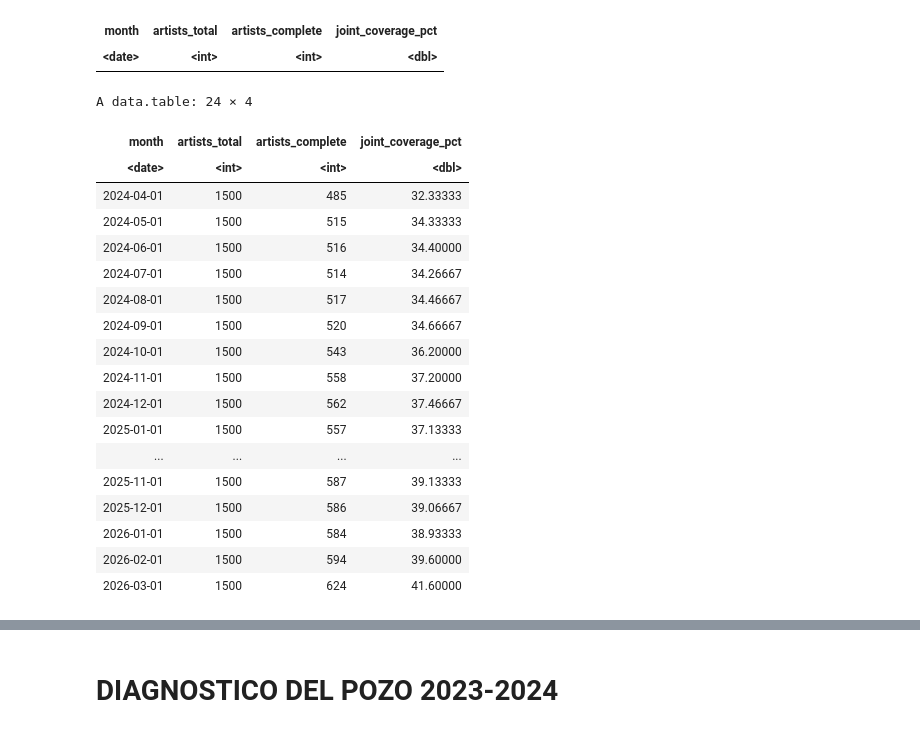
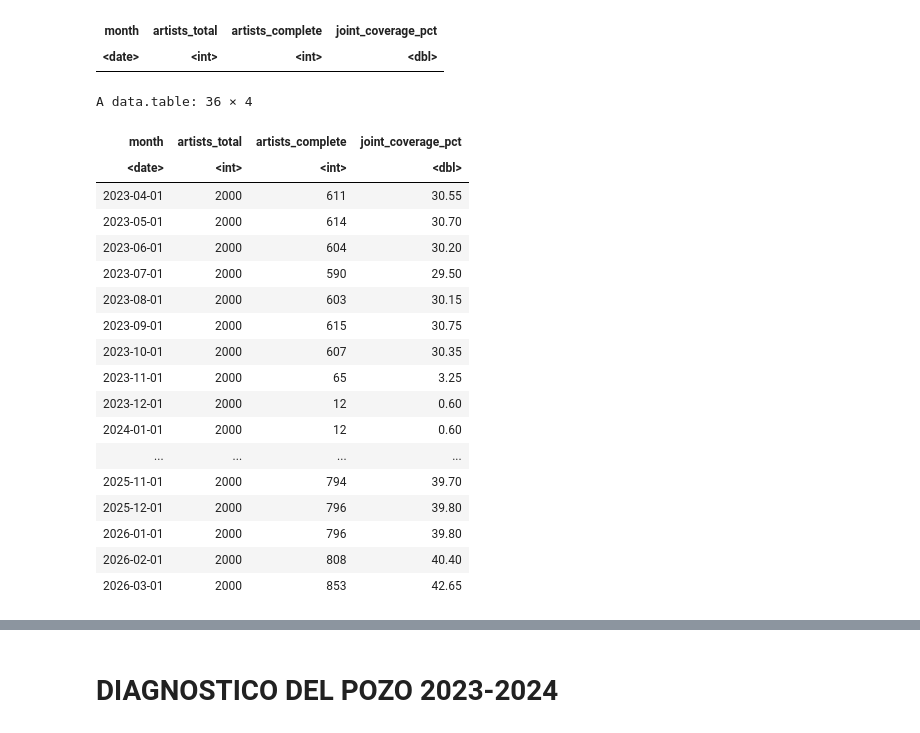
Before and after one commit to SilvanaBContreras/come_together_ST, a Jupyter notebook: chartmetric_pilotos_series_temporales_R.ipynb, the cells around one changed output, grey strips where cells are left out. Drawn from its saved outputs; the diff is of its cells as text; code cells hidden in the pictures.

```diff
--- a/chartmetric_pilotos_series_temporales_R.ipynb
+++ b/chartmetric_pilotos_series_temporales_R.ipynb
@@ -3384,10 +3384,12 @@ if (
 
 
 # ------------------------------------------------------------
-# ÚNICO PARÁMETRO A CAMBIAR EN FUTURAS AMPLIACIONES
+# FIJO EN 2000 DESDE EL 30/9/2026: es la muestra ya descargada y
+# la base de la celda siguiente (AMPLIACIÓN DENTRO DEL MARCO TOP
+# 5000), que es donde se amplía de ahora en más. No modificar.
 # ------------------------------------------------------------
 
-TARGET_TOTAL_ARTISTS <- 1500L
+TARGET_TOTAL_ARTISTS <- 2000
 
 
 if (
@@ -5235,6 +6195,8 @@ A data.table: 10 × 6
 # calcula el número de artistas real y arma ambos archivos
 # (long y wide) a partir del mismo dataset, para no tener dos
 # fuentes de verdad.
+# Nombre: artistas_ST_raw_<n artistas>_long.csv / _wide.csv
+# (con suffix: artistas_ST_raw_<n>_<suffix>_long.csv).
 # ============================================================
 
 export_monthly_dataset <- function(monthly, suffix = "") {
@@ -5242,13 +6204,13 @@ export_monthly_dataset <- function(monthly, suffix = "") {
   n_artistas <- uniqueN(monthly$artist_id)
 
   tag <- if (nzchar(suffix)) {
-    paste0(n_artistas, "_artistas_", suffix)
+    paste0("artistas_ST_raw_", n_artistas, "_", suffix)
   } else {
-    paste0(n_artistas, "_artistas")
+    paste0("artistas_ST_raw_", n_artistas)
   }
 
-  long_file <- paste0(tag, "_ST_long.csv")
-  wide_file <- paste0(tag, "_ST_wide.csv")
+  long_file <- paste0(tag, "_long.csv")
+  wide_file <- paste0(tag, "_wide.csv")
 
   fwrite(
     monthly,
@@ -6128,31 +7090,31 @@ A data.table: 0 × 4
 | month | artists_total | artists_complete | joint_coverage_pct |
 | <date> | <int> | <int> | <dbl> |
 # %%
-# Últimos 24 meses de cobertura conjunta
+# Últimos 36 meses de cobertura conjunta
 tail(
   joint_coverage_fan,
-  24
+  36
 )
 # %% [output]
-A data.table: 24 × 4
+A data.table: 36 × 4
 | month | artists_total | artists_complete | joint_coverage_pct |
 | <date> | <int> | <int> | <dbl> |
-| 2024-04-01 | 1500 | 485 | 32.33333 |
-| 2024-05-01 | 1500 | 515 | 34.33333 |
-| 2024-06-01 | 1500 | 516 | 34.40000 |
-| 2024-07-01 | 1500 | 514 | 34.26667 |
-| 2024-08-01 | 1500 | 517 | 34.46667 |
-| 2024-09-01 | 1500 | 520 | 34.66667 |
-| 2024-10-01 | 1500 | 543 | 36.20000 |
-| 2024-11-01 | 1500 | 558 | 37.20000 |
-| 2024-12-01 | 1500 | 562 | 37.46667 |
-| 2025-01-01 | 1500 | 557 | 37.13333 |
+| 2023-04-01 | 2000 | 611 | 30.55 |
+| 2023-05-01 | 2000 | 614 | 30.70 |
+| 2023-06-01 | 2000 | 604 | 30.20 |
+| 2023-07-01 | 2000 | 590 | 29.50 |
+| 2023-08-01 | 2000 | 603 | 30.15 |
+| 2023-09-01 | 2000 | 615 | 30.75 |
+| 2023-10-01 | 2000 | 607 | 30.35 |
+| 2023-11-01 | 2000 | 65 | 3.25 |
+| 2023-12-01 | 2000 | 12 | 0.60 |
+| 2024-01-01 | 2000 | 12 | 0.60 |
 | ... | ... | ... | ... |
-| 2025-11-01 | 1500 | 587 | 39.13333 |
-| 2025-12-01 | 1500 | 586 | 39.06667 |
-| 2026-01-01 | 1500 | 584 | 38.93333 |
-| 2026-02-01 | 1500 | 594 | 39.60000 |
-| 2026-03-01 | 1500 | 624 | 41.60000 |
+| 2025-11-01 | 2000 | 794 | 39.70 |
+| 2025-12-01 | 2000 | 796 | 39.80 |
+| 2026-01-01 | 2000 | 796 | 39.80 |
+| 2026-02-01 | 2000 | 808 | 40.40 |
+| 2026-03-01 | 2000 | 853 | 42.65 |
 # %%
 # ============================================================
 # MESES CON MENOR COBERTURA CONJUNTA
```
Also changed, not shown: parts of 42 cells of this notebook, 12 other files.
